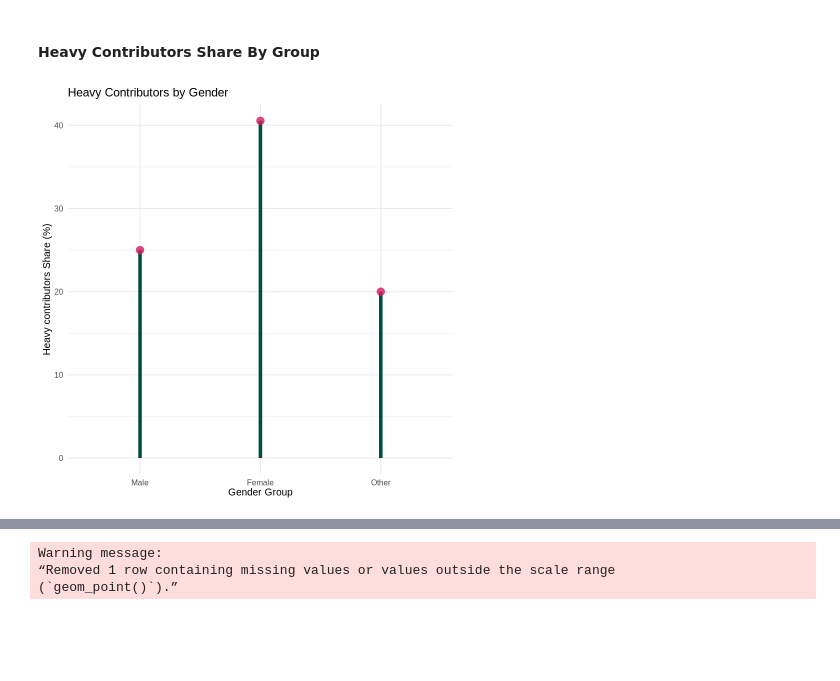
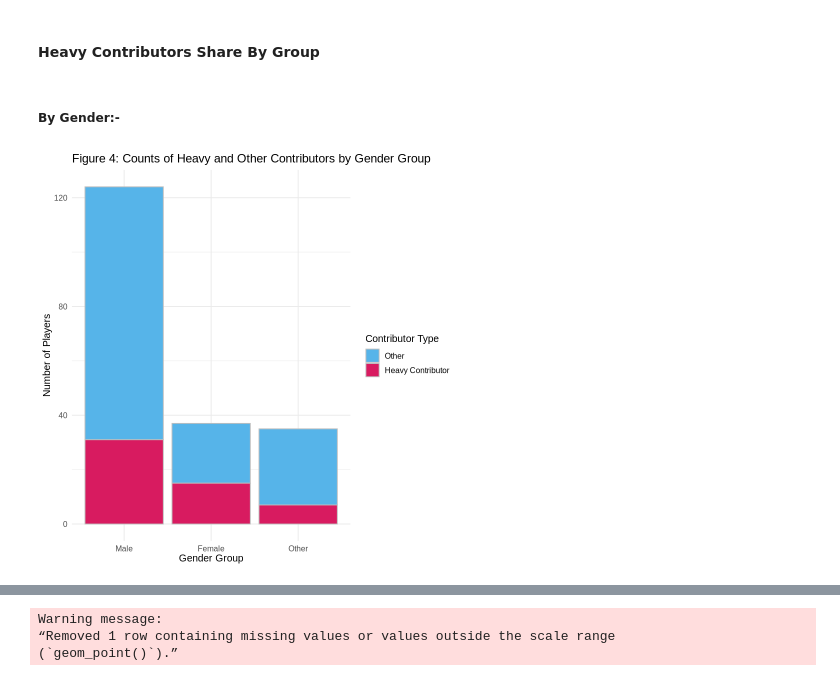
Before and after one commit to awu0521/Dsci-11, a Jupyter notebook: Planning Stage - Ahmed Alkarkhi/planning-alkarkhi.ipynb, the cells around one changed output, grey strips where cells are left out. Cells and saved outputs as stored; diff of their text form; code cells hidden in the pictures; blank space fills up the shorter version.

```diff
--- a/Planning Stage - Ahmed Alkarkhi/planning-alkarkhi.ipynb
+++ b/Planning Stage - Ahmed Alkarkhi/planning-alkarkhi.ipynb
@@ -290,50 +326,28 @@ players_data_heavy <- players_data_heavy |>
 # players_data_heavy
 # %% [markdown]
 #### Heavy Contributors Share By Group
+# %% [markdown]
+##### By Gender:-
 # %%
-# By Gender
-heavy_contributor_by_gender <- players_data_heavy |>
-    group_by(gender_group) |>
-    summarize(contributor_total = n(),
-            heavy_total = sum(heavy_contributor == "Yes"),
-            heavy_per = round(100 * heavy_total / contributor_total, 2),
-            .groups = "drop")
-
-# heavy_contributor_by_gender
-# By Gender Plot:
-
-## ** THIS PLOT WON'T WORK ** ##
-
-# heavy_contributor_by_gender_plot <- heavy_contributor_by_gender |>
-#     ggplot(aes(x = gender_group, y = heavy_per, color = heavy_per)) +
-#     geom_point(alpha = 0.4) +
-#     labs(
-#         x = "Gender Group (Male, Female, Other)",
-#         y = "Heavy Contributors Share (%)",
-#         title = "Heavy Contributors by Experience"
-#         ) +
-#     scale_color_gradientn(
-#         colors = c("#004D40", "#1E88E5", "#D81B60"),
-#         limits = c(0, 100),
-#         name = "Heavy share (%)"
-#         ) +
-#     theme_minimal(base_size = 12)
-
-# heavy_contributor_by_gender_plot
 
 
-heavy_contributor_by_gender_plot <- heavy_contributor_by_gender |>
-    ggplot(aes(x = gender_group, y = heavy_per)) +
-    geom_segment(aes(xend = gender_group, y = 0, yend = heavy_per),
-                 color = "#004D40", linewidth = 2) +
-    geom_point(alpha = 0.8, size = 4, color = "#D81B60") +
-    labs(
-        title = "Heavy Contributors by Gender ",
-        x = "Gender Group",
-        y = "Heavy contributors Share (%)"
-        ) +
-    theme_minimal(base_size = 12)
+# Histogram:
+# To Show The Distribution of Heavy Contributors in Each Gender Grouping
+heavy_contributor_by_gender_histo <- players_data_heavy |>
+  ggplot(aes(x = gender_group, fill = heavy_contributor)) +
+  geom_bar(color = "grey") +
+  scale_fill_manual(
+    values = c("Yes" = "#D81B60", "No" = "#56B4E9"),
+    labels = c("Yes" = "Heavy Contributor", "No" = "Other"),
+    name   = "Contributor Type"
+  ) +
+  labs(
+    x     = "Gender Group",
+    y     = "Number of Players",
+    title = "Figure 4: Counts of Heavy and Other Contributors by Gender Group"
+  ) +
+  theme_minimal(base_size = 12)
 
-heavy_contributor_by_gender_plot
+heavy_contributor_by_gender_histo
 # %% [output]
-[figure, old version]
+[figure, new version]
```
Also changed, not shown: parts of 25 cells of this notebook.
